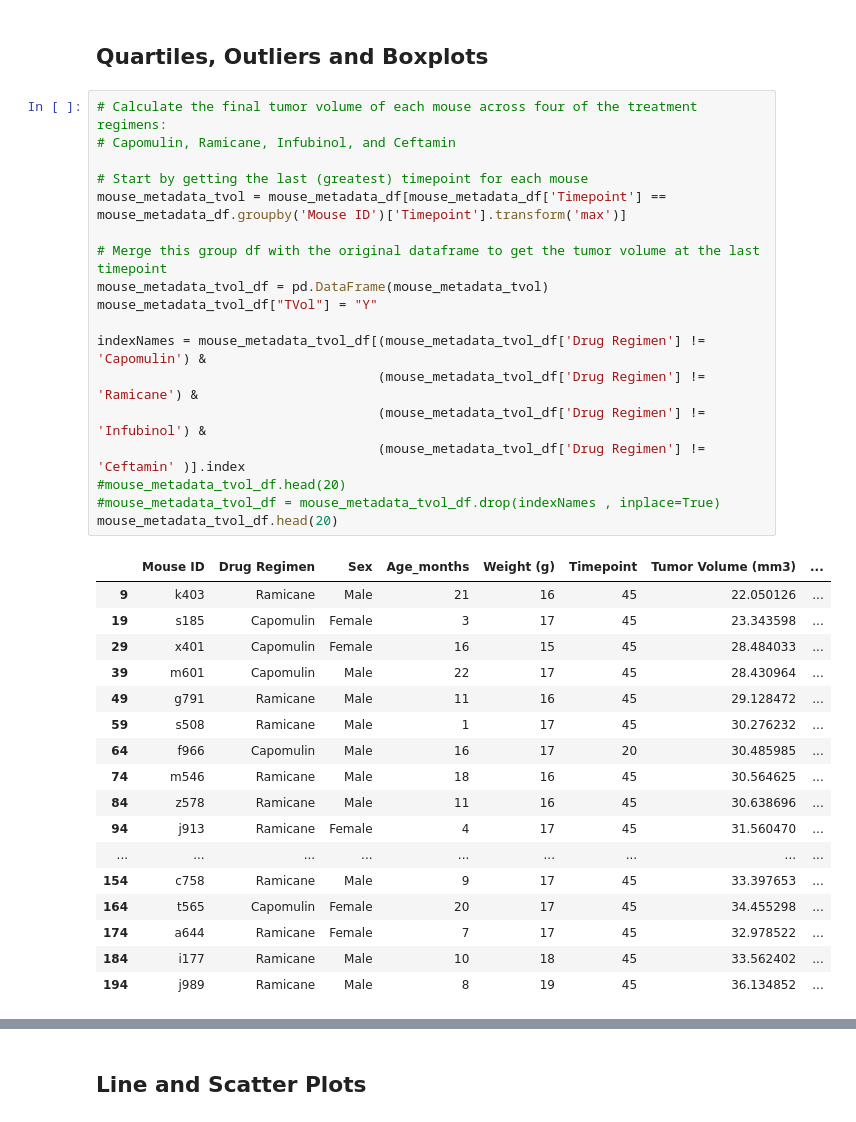
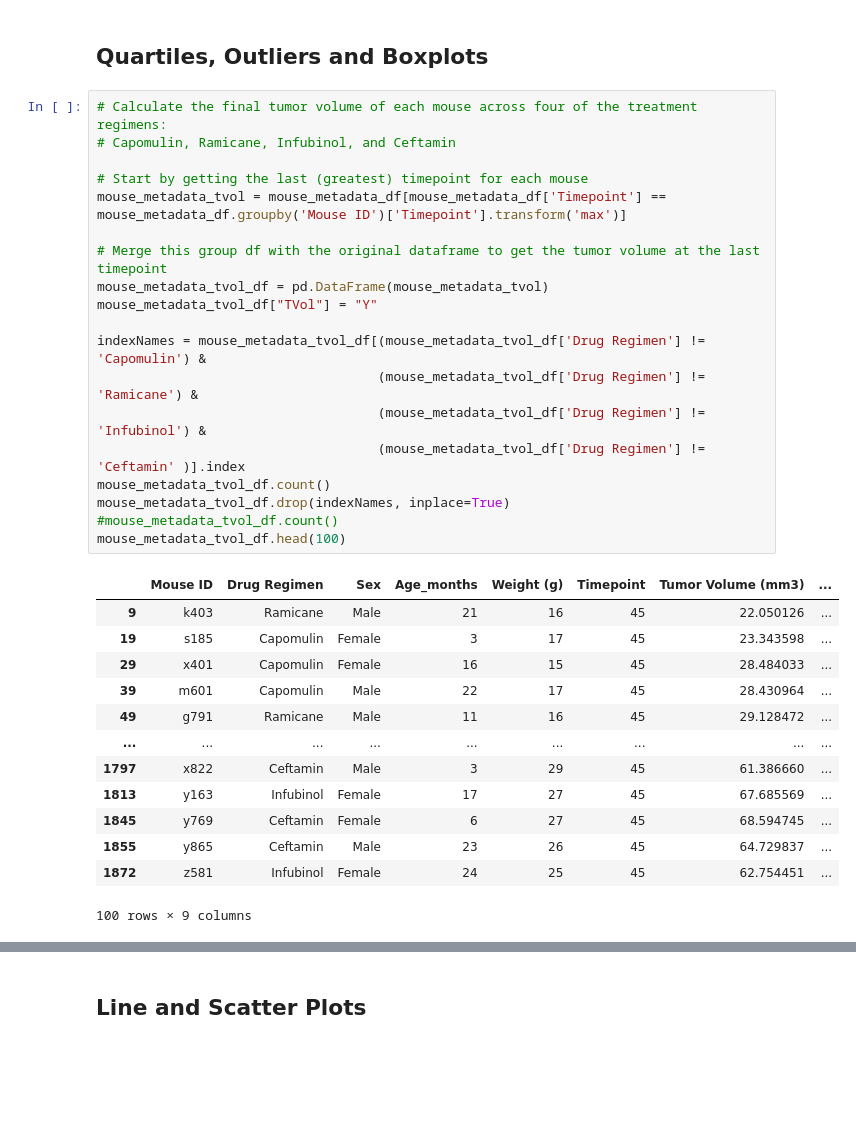
Before and after one commit to patrickfspring/A-Pharamaceuticals-Study-of-Anti-Cancer-Drugs-using-Matplotlib, a Jupyter notebook: Pymaceuticals/pymaceuticals_starter.ipynb, the cells around one changed output, grey strips where cells are left out. Saved outputs shown, nothing was run; the diff lists cells and outputs as text; blank space fills up the shorter version.

```diff
--- a/Pymaceuticals/pymaceuticals_starter.ipynb
+++ b/Pymaceuticals/pymaceuticals_starter.ipynb
@@ -195,38 +196,35 @@ plt.show()
 # %%
 # Calculate the final tumor volume of each mouse across four of the treatment regimens:
 # Capomulin, Ramicane, Infubinol, and Ceftamin
 
 # Start by getting the last (greatest) timepoint for each mouse
 mouse_metadata_tvol = mouse_metadata_df[mouse_metadata_df['Timepoint'] == mouse_metadata_df.groupby('Mouse ID')['Timepoint'].transform('max')]
 
 # Merge this group df with the original dataframe to get the tumor volume at the last timepoint
 mouse_metadata_tvol_df = pd.DataFrame(mouse_metadata_tvol)
 mouse_metadata_tvol_df["TVol"] = "Y"
 
 indexNames = mouse_metadata_tvol_df[(mouse_metadata_tvol_df['Drug Regimen'] != 'Capomulin') &
                                     (mouse_metadata_tvol_df['Drug Regimen'] != 'Ramicane') &
                                     (mouse_metadata_tvol_df['Drug Regimen'] != 'Infubinol') &
                                     (mouse_metadata_tvol_df['Drug Regimen'] != 'Ceftamin' )].index
-#mouse_metadata_tvol_df.head(20)
-#mouse_metadata_tvol_df = mouse_metadata_tvol_df.drop(indexNames , inplace=True)
-mouse_metadata_tvol_df.head(20)
+mouse_metadata_tvol_df.count()
+mouse_metadata_tvol_df.drop(indexNames, inplace=True)
+#mouse_metadata_tvol_df.count()
+mouse_metadata_tvol_df.head(100)
 # %% [output]
 |  | Mouse ID | Drug Regimen | Sex | Age_months | Weight (g) | Timepoint | Tumor Volume (mm3) | ... |
 | 9 | k403 | Ramicane | Male | 21 | 16 | 45 | 22.050126 | ... |
 | 19 | s185 | Capomulin | Female | 3 | 17 | 45 | 23.343598 | ... |
 | 29 | x401 | Capomulin | Female | 16 | 15 | 45 | 28.484033 | ... |
 | 39 | m601 | Capomulin | Male | 22 | 17 | 45 | 28.430964 | ... |
 | 49 | g791 | Ramicane | Male | 11 | 16 | 45 | 29.128472 | ... |
-| 59 | s508 | Ramicane | Male | 1 | 17 | 45 | 30.276232 | ... |
-| 64 | f966 | Capomulin | Male | 16 | 17 | 20 | 30.485985 | ... |
-| 74 | m546 | Ramicane | Male | 18 | 16 | 45 | 30.564625 | ... |
-| 84 | z578 | Ramicane | Male | 11 | 16 | 45 | 30.638696 | ... |
-| 94 | j913 | Ramicane | Female | 4 | 17 | 45 | 31.560470 | ... |
 | ... | ... | ... | ... | ... | ... | ... | ... | ... |
-| 154 | c758 | Ramicane | Male | 9 | 17 | 45 | 33.397653 | ... |
-| 164 | t565 | Capomulin | Female | 20 | 17 | 45 | 34.455298 | ... |
-| 174 | a644 | Ramicane | Female | 7 | 17 | 45 | 32.978522 | ... |
-| 184 | i177 | Ramicane | Male | 10 | 18 | 45 | 33.562402 | ... |
-| 194 | j989 | Ramicane | Male | 8 | 19 | 45 | 36.134852 | ... |
+| 1797 | x822 | Ceftamin | Male | 3 | 29 | 45 | 61.386660 | ... |
+| 1813 | y163 | Infubinol | Female | 17 | 27 | 45 | 67.685569 | ... |
+| 1845 | y769 | Ceftamin | Female | 6 | 27 | 45 | 68.594745 | ... |
+| 1855 | y865 | Ceftamin | Male | 23 | 26 | 45 | 64.729837 | ... |
+| 1872 | z581 | Infubinol | Female | 24 | 25 | 45 | 62.754451 | ... |
+100 rows × 9 columns
 # %%
 # Put treatments into a list for for loop (and later for plot labels)
```
Also changed, not shown: parts of 7 cells of this notebook.
